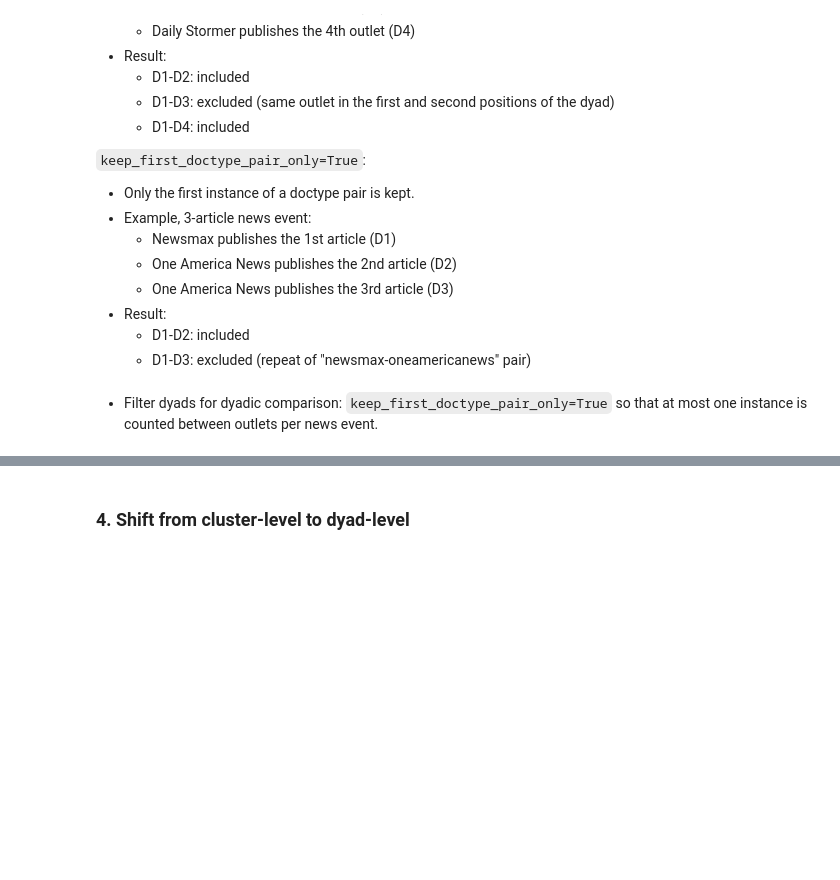
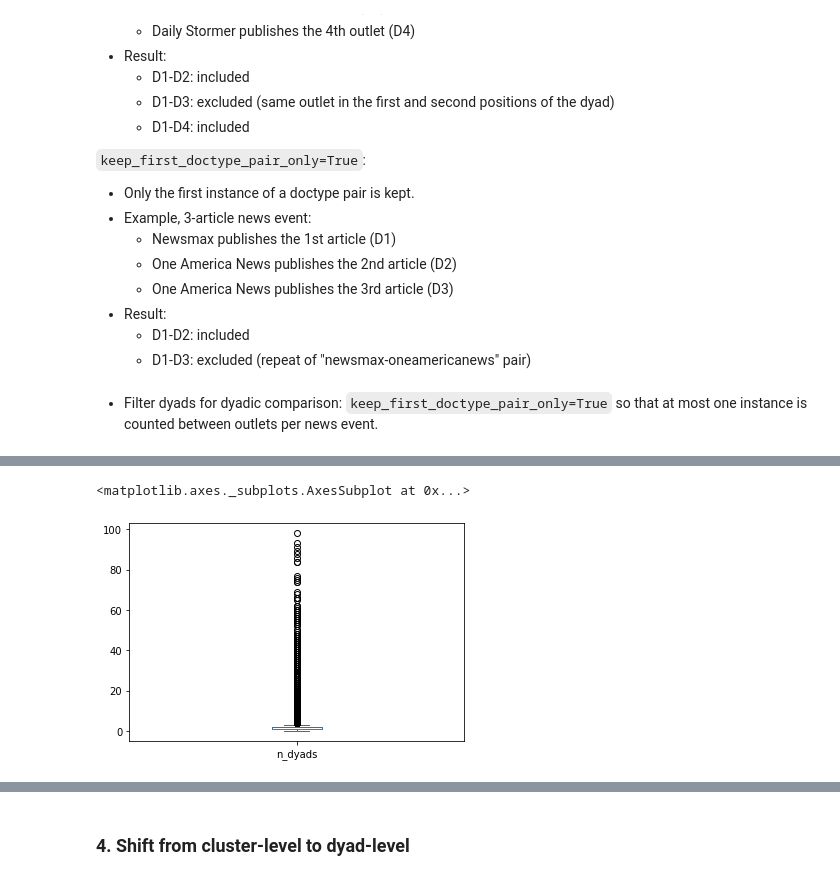
Before and after one commit to wlmwng/us-right-media, a Jupyter notebook: usrightmedia/code/09-analysis/01-newsevents-dyadic-comparison.ipynb, the cells around one changed output, grey strips where cells are left out. Cells and saved outputs as stored; diff of their text form; code cells hidden in the pictures; blank space fills up the shorter version.

Commit message:
new events: describe clusters and dyads per filtering steps

```diff
--- a/usrightmedia/code/09-analysis/01-newsevents-dyadic-comparison.ipynb
+++ b/usrightmedia/code/09-analysis/01-newsevents-dyadic-comparison.ipynb
@@ -167,0 +172,3 @@ with open(os.path.join(dyads_dir, f'{threshold}_dyads_cx_filtered.pkl'), 'wb') a
+# %%
+# load from file if already calculated
+df_clusters = pickle.load(open(os.path.join(dyads_dir, f'{threshold}_df_clusters_tw.pkl'),'rb'))
@@ -167,0 +202,5 @@ with open(os.path.join(dyads_dir, f'{threshold}_dyads_cx_filtered.pkl'), 'wb') a
+# %%
+# load from file if already calculated
+dyads_cx = pickle.load(open(os.path.join(dyads_dir, f'{threshold}_dyads_cx.pkl'),'rb'))
+# %%
+df_dyads_cx = dyads_cx_as_df(dyads_cx).sort_values(by=['n_dyads'], ascending=False)
@@ -167,0 +219,7 @@ with open(os.path.join(dyads_dir, f'{threshold}_dyads_cx_filtered.pkl'), 'wb') a
+# %%
+# run this cell if the plots don't show inline
+%matplotlib inline
+df_dyads_cx['n_dyads'].plot(kind = 'box')
+# %% [output]
+<matplotlib.axes._subplots.AxesSubplot at 0x...>
+[figure, added]
```
Also changed, not shown: parts of 42 cells of this notebook, 1 other file.
